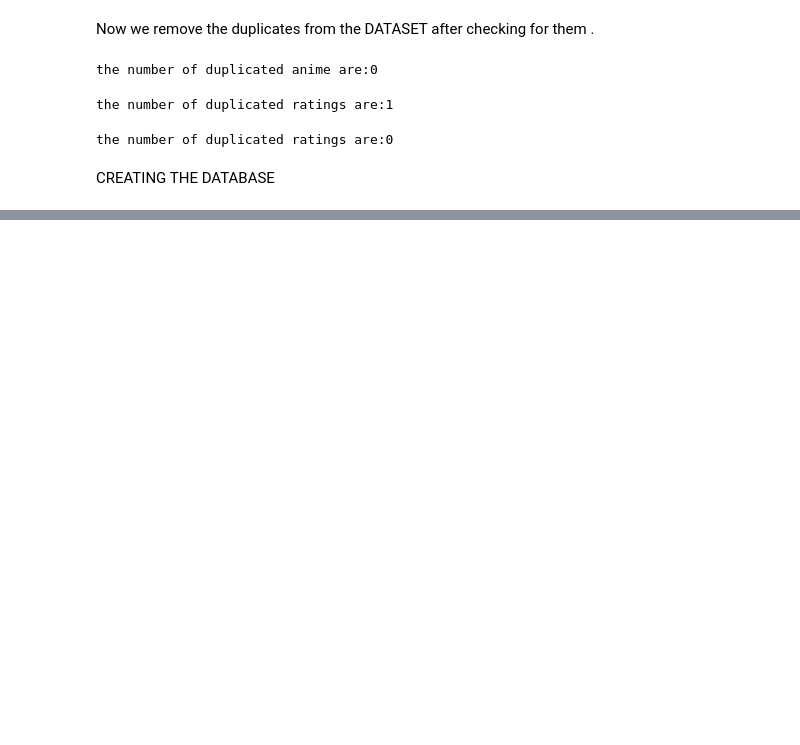
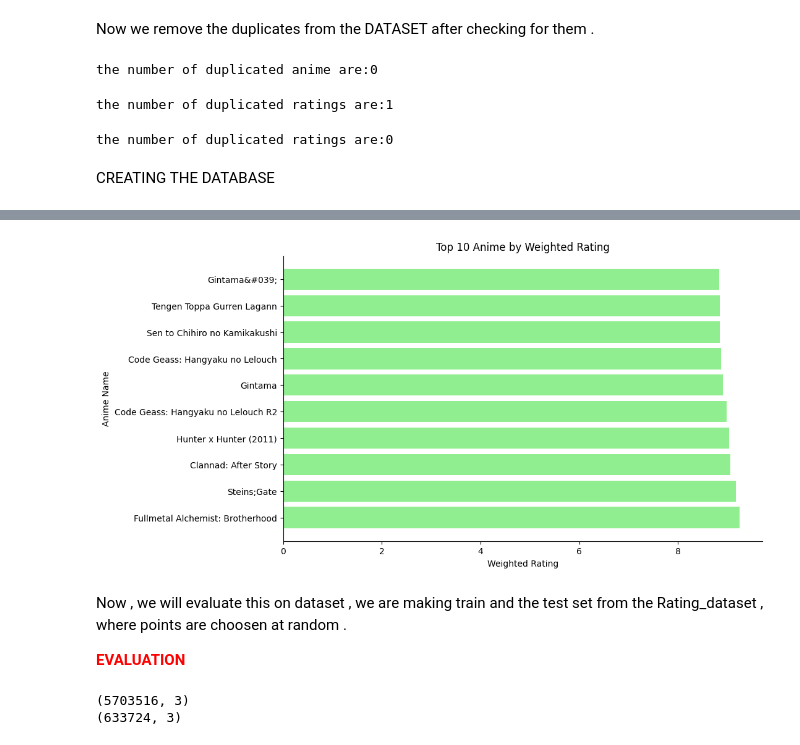
Before and after one commit to adityaaggupta2017/Statistical-Machine-Learning-Project, a Jupyter notebook: Top_Rated_Anime.ipynb, the cells around one changed output, grey strips where cells are left out. Saved outputs shown, nothing was run; the diff lists cells and outputs as text; code cells hidden in the pictures; blank space fills up the shorter version.

```diff
--- a/Top_Rated_Anime.ipynb
+++ b/Top_Rated_Anime.ipynb
@@ -171,0 +302,44 @@ CREATING THE DATABASE
+# %%
+
+popular_sorted = top_popular_anime.sort_values('weighted_rating', ascending=False).head(10)
+
+
+names = popular_sorted['name']
+ratings = popular_sorted['weighted_rating']
+
+
+plt.figure(figsize=(10, 6))
+plt.barh(names, ratings, color='lightgreen')
+plt.xlabel('Weighted Rating')
+plt.ylabel('Anime Name')
+plt.title('Top 10 Anime by Weighted Rating')
+
+
+plt.gca().spines['top'].set_visible(False)
+plt.gca().spines['right'].set_visible(False)
+
+plt.show()
+# %% [output]
+[figure, added]
+# %% [markdown]
+Now , we will evaluate this on dataset , we are making train and the test set from the Rating_dataset , where points are choosen at random .
+
+<font color = 'red'><b>EVALUATION</b></font>
+# %%
+def make_datasets(Ratings_Dataset):
+  Ratings_Dataset = Ratings_Dataset[Ratings_Dataset['rating'] >=0].copy()
+  Ratings_Dataset = Ratings_Dataset.sample(frac=1 ,random_state=42)
+  split_index = int(0.9*len(Ratings_Dataset))
+  train = Ratings_Dataset.iloc[:split_index]
+  test = Ratings_Dataset.iloc[split_index:]
+
+  print(train.shape)
+  print(test.shape)
+
+  return train , test
+
+
+train , test = make_datasets(Ratings_Dataset)  # we are diving the original dataset into train and test in the ratio 9:1
+# %% [output]
+(5703516, 3)
+(633724, 3)
```
Also changed, not shown: parts of 14 cells of this notebook, 1 other file.
